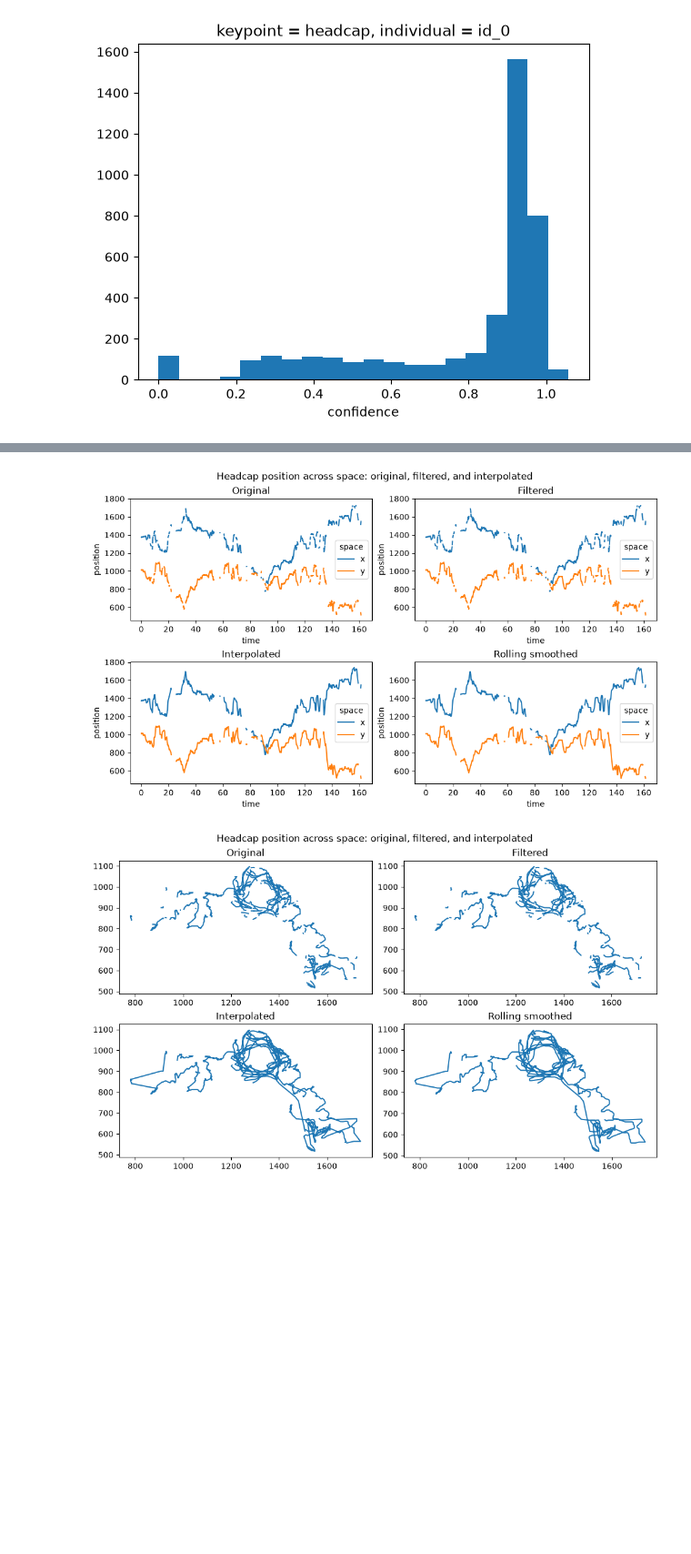
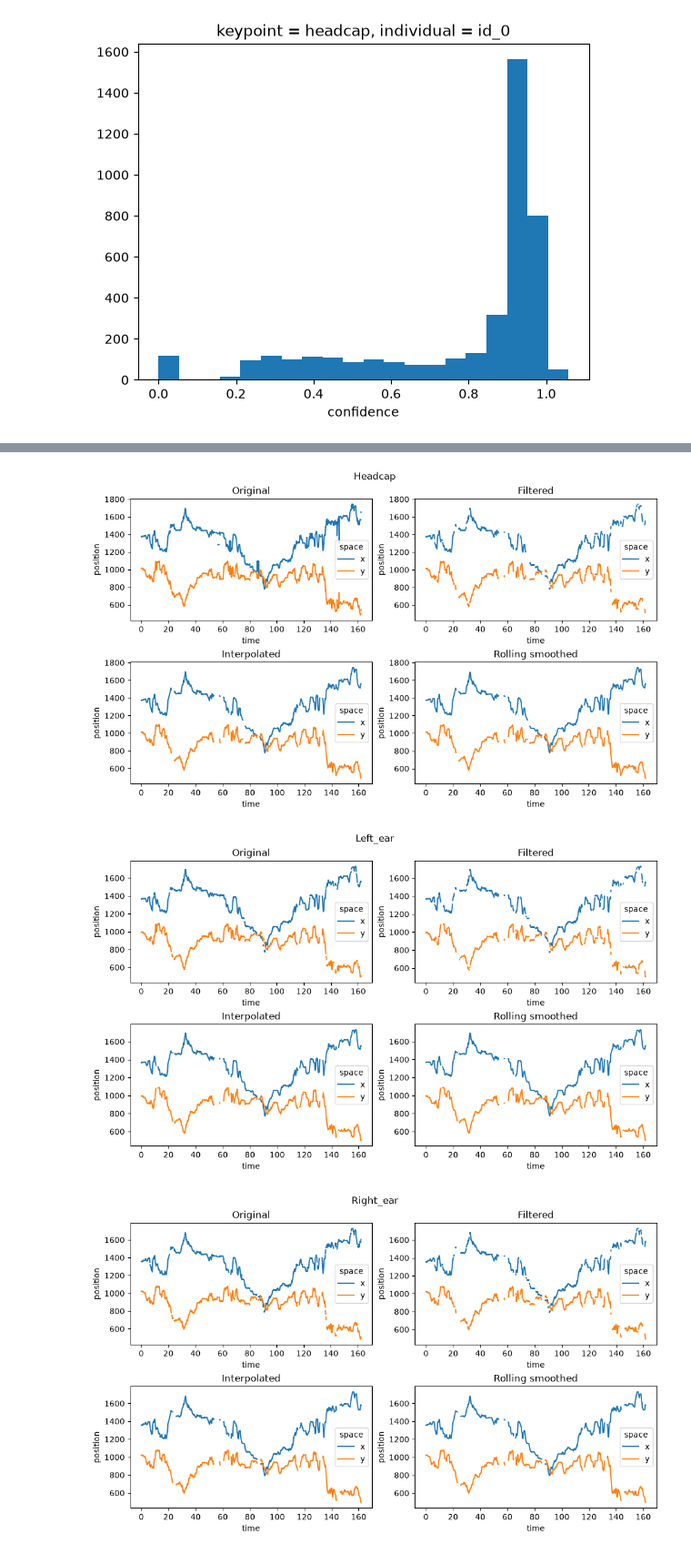
Before and after one commit to SaraMarcoccia/Prototype-for-integrating-movement-SpikeInterface-and-pynapple-OSSS2026-, a Jupyter notebook: HeadCentroid_Directory_YJL.ipynb, the cells around one changed output, grey strips where cells are left out. Shown at 91% size. Saved outputs shown, nothing was run; the diff lists cells and outputs as text; code cells hidden in the pictures; blank space fills up the shorter version.

```diff
--- a/HeadCentroid_Directory_YJL.ipynb
+++ b/HeadCentroid_Directory_YJL.ipynb
@@ -84,32 +88,57 @@ print(f"75% confidence: {q2}")
 
 # since the 75% confidence is around 0.9, why we select 0.9 or 0.8 as the threshold for filtering out low confidence data points.
 
-ds_headcap_pos = ds_headcap.position.copy()
+ds_pos = ds.copy()
 
-ds_headcap_rm_LowConf = filter_by_confidence(
-    ds_headcap_pos, ds_headcap.confidence, threshold=0.75, print_report=False)
+ds_rm_LowConf = filter_by_confidence(
+    ds_pos.position, ds_pos.confidence, threshold=0.75, print_report=False)
 
 #Interpolate filtered data
-ds_headcap_interpolated = interpolate_over_time(
-    ds_headcap_rm_LowConf,max_gap=35,print_report=True)
+ds_interpolated = interpolate_over_time(
+    ds_rm_LowConf,max_gap=35,print_report=True)
 
 window=int(0.3*ds.fps)
-ds_headcap_rolling = rolling_filter(
-    ds_headcap_interpolated, window=window, min_periods=2, statistic="median", print_report=True
+ds_rolling = rolling_filter(
+    ds_interpolated, window=window, min_periods=2, statistic="median", print_report=True
 )
 
+
 # timeseries plot of headcap position (x,y)
+## headcap
 fig, ax = plt.subplots(ncols=2, nrows = 2, figsize=(10, 6),constrained_layout=True)
-ds_headcap_pos.squeeze().plot.line(x="time", hue="space",ax = ax[0,0])
+ds_pos.position.sel(keypoint=['headcap']).squeeze().plot.line(x="time", hue="space",ax = ax[0,0])
 ax[0,0].set_title("Original")
-ds_headcap_rm_LowConf.squeeze().plot.line(x="time", hue="space",ax = ax[0,1])
+ds_rm_LowConf.sel(keypoint=['headcap']).squeeze().plot.line(x="time", hue="space",ax = ax[0,1])
 ax[0,1].set_title("Filtered")
-ds_headcap_interpolated.squeeze().plot.line(x="time", hue="space",ax = ax[1,0])
+ds_interpolated.sel(keypoint=['headcap']).squeeze().plot.line(x="time", hue="space",ax = ax[1,0])
 ax[1,0].set_title("Interpolated")
-ds_headcap_rolling.squeeze().plot.line(x="time", hue="space",ax = ax[1,1])
+ds_rolling.sel(keypoint=['headcap']).squeeze().plot.line(x="time", hue="space",ax = ax[1,1])
 ax[1,1].set_title("Rolling smoothed")
-fig.suptitle("Headcap position across space: original, filtered, and interpolated")
+fig.suptitle("Headcap")
 
+## left_ear
+fig, ax = plt.subplots(ncols=2, nrows = 2, figsize=(10, 6),constrained_layout=True)
+ds_pos.position.sel(keypoint=['left_ear']).squeeze().plot.line(x="time", hue="space",ax = ax[0,0])
+ax[0,0].set_title("Original")
+ds_rm_LowConf.sel(keypoint=['left_ear']).squeeze().plot.line(x="time", hue="space",ax = ax[0,1])
+ax[0,1].set_title("Filtered")
+ds_interpolated.sel(keypoint=['left_ear']).squeeze().plot.line(x="time", hue="space",ax = ax[1,0])
+ax[1,0].set_title("Interpolated")
+ds_rolling.sel(keypoint=['left_ear']).squeeze().plot.line(x="time", hue="space",ax = ax[1,1])
+ax[1,1].set_title("Rolling smoothed")
+fig.suptitle("Left_ear")
+
+## right_ear
+fig, ax = plt.subplots(ncols=2, nrows = 2, figsize=(10, 6),constrained_layout=True)
+ds_pos.position.sel(keypoint=['right_ear']).squeeze().plot.line(x="time", hue="space",ax = ax[0,0])
+ax[0,0].set_title("Original")
+ds_rm_LowConf.sel(keypoint=['right_ear']).squeeze().plot.line(x="time", hue="space",ax = ax[0,1])
+ax[0,1].set_title("Filtered")
+ds_interpolated.sel(keypoint=['right_ear']).squeeze().plot.line(x="time", hue="space",ax = ax[1,0])
+ax[1,0].set_title("Interpolated")
+ds_rolling.sel(keypoint=['right_ear']).squeeze().plot.line(x="time", hue="space",ax = ax[1,1])
+ax[1,1].set_title("Rolling smoothed")
+fig.suptitle("Right_ear")
 
 # visualize the headcap position
 
@@ -157,3 +186,4 @@ id_0        768/4135 (18.57%)
 Text(0.5, 0.98, 'Headcap position across space: original, filtered, and interpolated')
-[figure, old version]
+[figure, new version]
-[figure, old version]
+[figure, new version]
+[figure, added]
```
Also changed, not shown: parts of 8 cells of this notebook, 3 other files.
